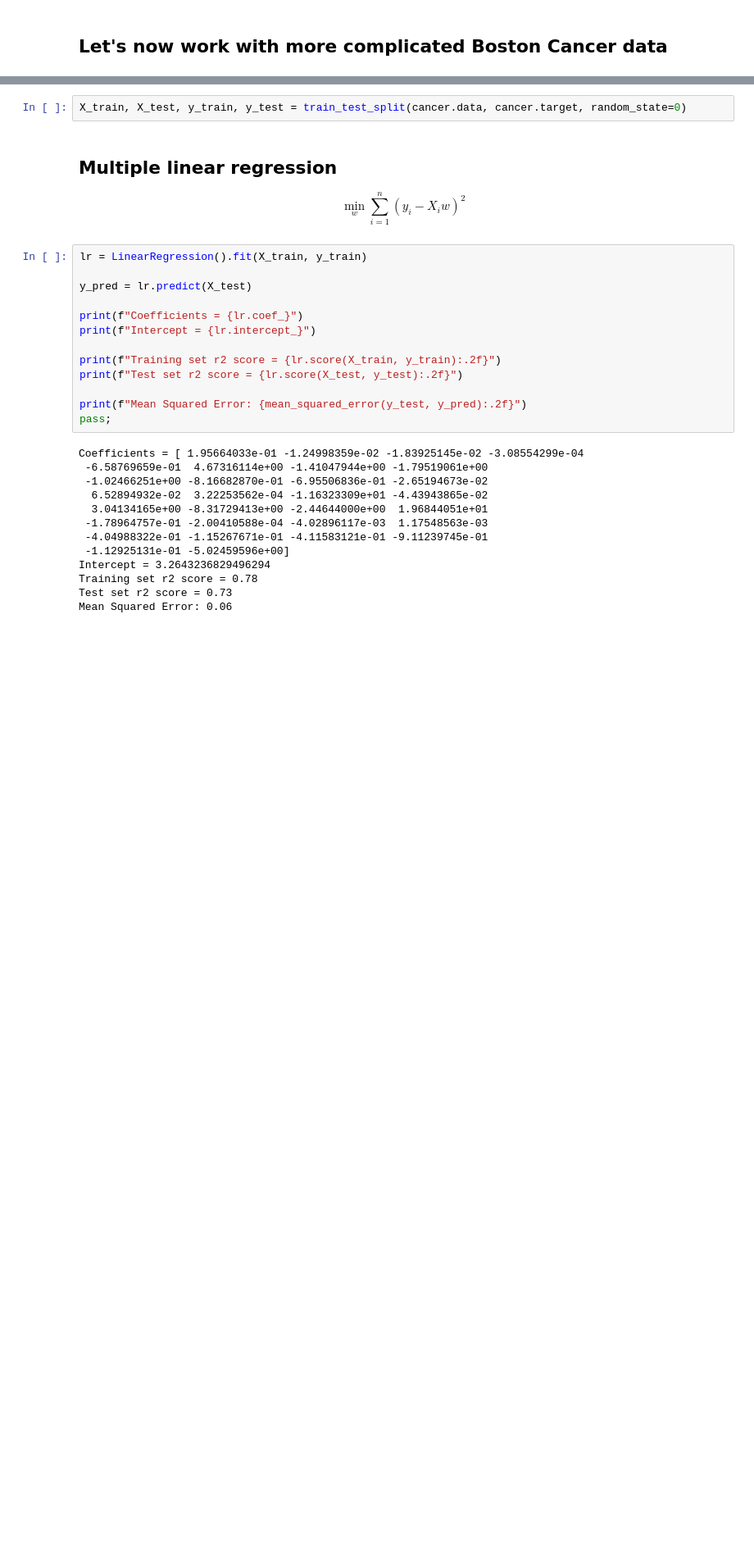
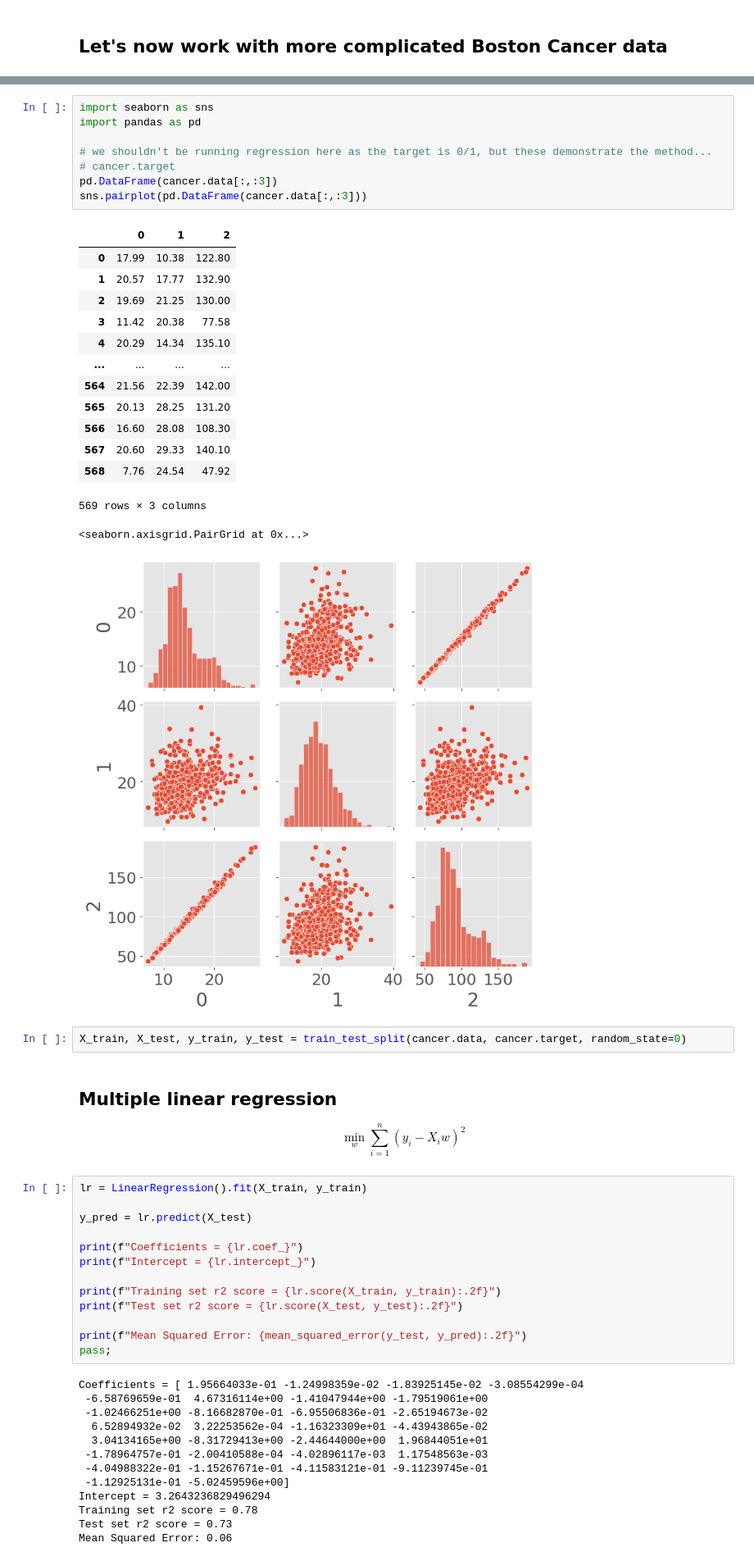
Before and after one commit to arghyadutta/AIComplexSystems, a Jupyter notebook: 04-notebook.ipynb, the cells around one changed output, grey strips where cells are left out. Shown: that part at 82% size. Saved outputs shown, nothing was run; the diff lists cells and outputs as text; blank space fills up the shorter version.

```diff
--- a/04-notebook.ipynb
+++ b/04-notebook.ipynb
@@ -232,3 +234,27 @@ Breast cancer wisconsin (diagnostic) dataset
+# %%
+import seaborn as sns
+import pandas as pd
+
+# we shouldn't be running regression here as the target is 0/1, but these demonstrate the method...
+# cancer.target
+pd.DataFrame(cancer.data[:,:3])
+sns.pairplot(pd.DataFrame(cancer.data[:,:3]))
+# %% [output]
+|  | 0 | 1 | 2 |
+| 0 | 17.99 | 10.38 | 122.80 |
+| 1 | 20.57 | 17.77 | 132.90 |
+| 2 | 19.69 | 21.25 | 130.00 |
+| 3 | 11.42 | 20.38 | 77.58 |
+| 4 | 20.29 | 14.34 | 135.10 |
+| ... | ... | ... | ... |
+| 564 | 21.56 | 22.39 | 142.00 |
+| 565 | 20.13 | 28.25 | 131.20 |
+| 566 | 16.60 | 28.08 | 108.30 |
+| 567 | 20.60 | 29.33 | 140.10 |
+| 568 | 7.76 | 24.54 | 47.92 |
+569 rows × 3 columns
+<seaborn.axisgrid.PairGrid at 0x...>
+[figure, added]
 # %%
 X_train, X_test, y_train, y_test = train_test_split(cancer.data, cancer.target, random_state=0)
 # %% [markdown]
```
Also changed, not shown: parts of 9 cells of this notebook.
